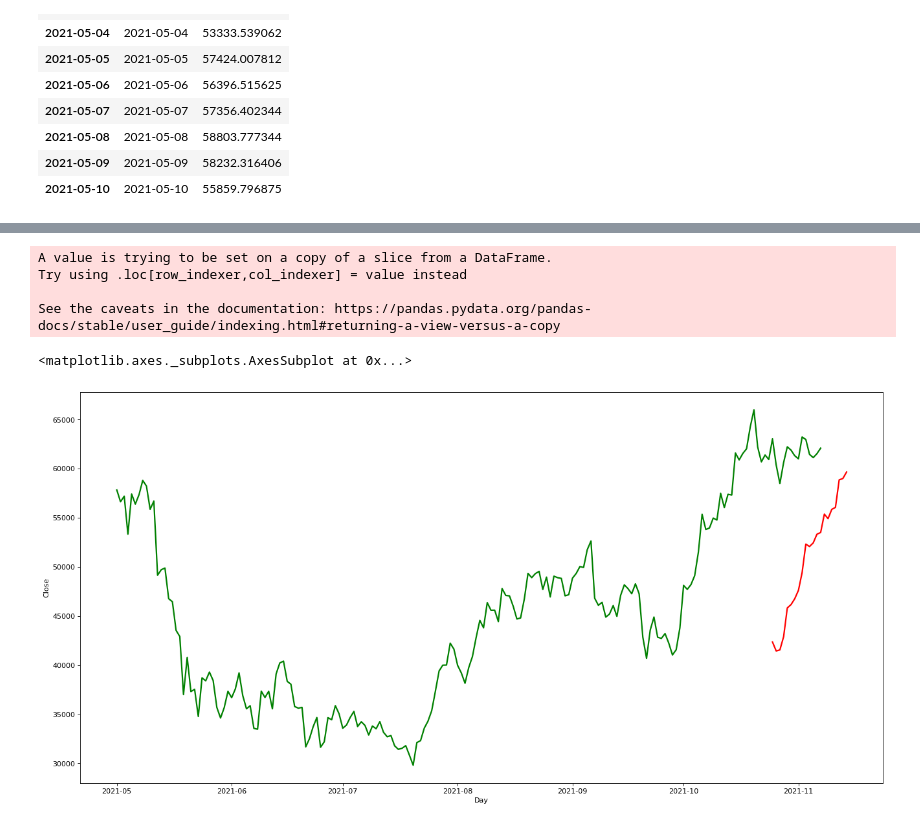
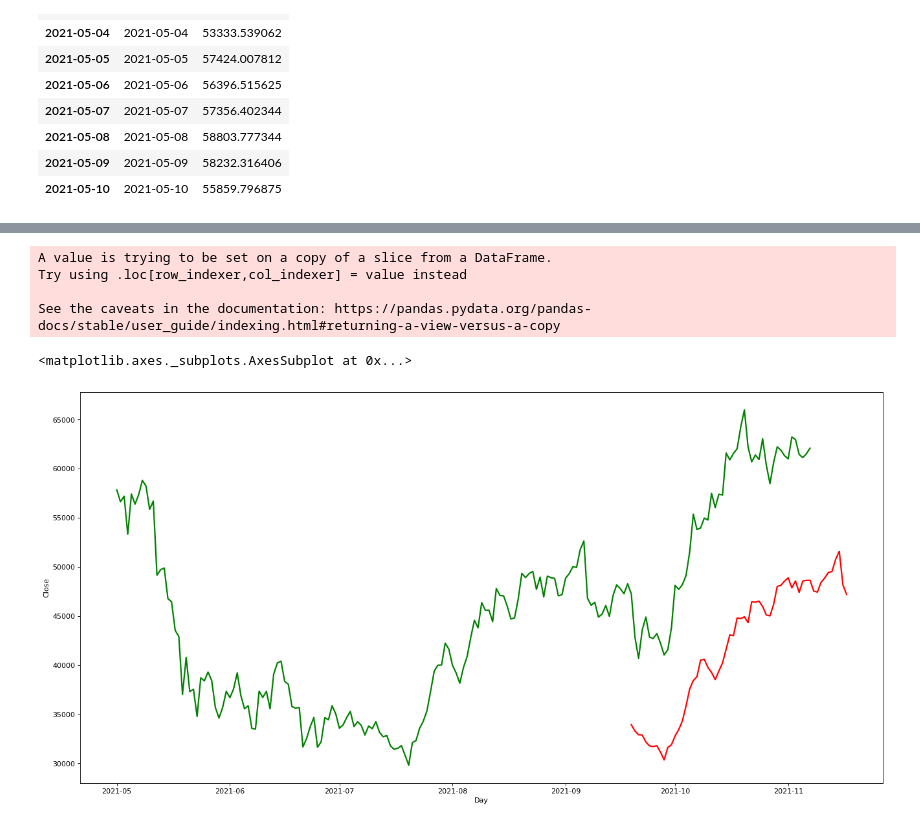
Before and after one commit to H93JEBALI/Stock-Crypto-prediction, a Jupyter notebook: Price_prediction.ipynb, the cells around one changed output, grey strips where cells are left out. Saved outputs shown, nothing was run; the diff lists cells and outputs as text; code cells hidden in the pictures.

```diff
--- a/Price_prediction.ipynb
+++ b/Price_prediction.ipynb
@@ -265,8 +265,8 @@ hist_btc_prd[['Day', 'Close']].head(10)
 | 2021-05-09 | 2021-05-09 | 58232.316406 |
 | 2021-05-10 | 2021-05-10 | 55859.796875 |
 # %%
-n_past = 14
-n_days_for_prediction= 21  #let us predict past 7 days
+n_past = 50
+n_days_for_prediction= 60 #let us predict past 7 days
 
 pred_dates = pd.to_datetime(hist_btc_prd['Day'])
 predict_period_dates = pd.date_range(list(pred_dates)[-n_past], periods=n_days_for_prediction, freq='1d').tolist()
@@ -280,8 +280,8 @@ pred_set = np.reshape(pred_set, (len(pred_set), 1))
 sc = MinMaxScaler()
 pred_set = sc.fit_transform(pred_set)
 
-n_future = 21
-n_past = 14
+n_future = 60
+n_past = 50
 X_pred = []
 
 for i in range(n_past, len(pred_set) - n_future + 1) :
@@ -297,31 +297,31 @@ prediction = regressor.predict(X_pred[-n_days_for_prediction:]) #shape = (n, 1)
 #Perform inverse transformation to rescale back to original range
 y_pred_future = sc.inverse_transform(prediction)[:,0]
 
 
 
 
 # Convert timestamp to date
 forecast_dates = []
 for time_i in predict_period_dates:
     forecast_dates.append(time_i.date())
 
 df_forecast = pd.DataFrame({'Day':np.array(forecast_dates), 'Close':y_pred_future})
 df_forecast['Day']=pd.to_datetime(df_forecast['Day'])
 
 plt.figure(figsize=(20,10), dpi=80, facecolor='w', edgecolor='k')
 ax = plt.gca()
 
 
 original = hist_btc_prd[['Day', 'Close']]
 original['Day']=pd.to_datetime(original['Day'])
 #original = original[original['date'] >= '2018-11-01']
 
 sns.lineplot(x = original['Day'], y = original['Close'], color = 'green', linewidth = 2)
 sns.lineplot(x = df_forecast['Day'], y = df_forecast['Close'], color = 'red', linewidth = 2)
 # %% [output]
 A value is trying to be set on a copy of a slice from a DataFrame.
 Try using .loc[row_indexer,col_indexer] = value instead
 
 See the caveats in the documentation: https://pandas.pydata.org/pandas-docs/stable/user_guide/indexing.html#returning-a-view-versus-a-copy
 <matplotlib.axes._subplots.AxesSubplot at 0x...>
-[figure, old version]
+[figure, new version]
```
Also changed, not shown: parts of 1 cell of this notebook.
